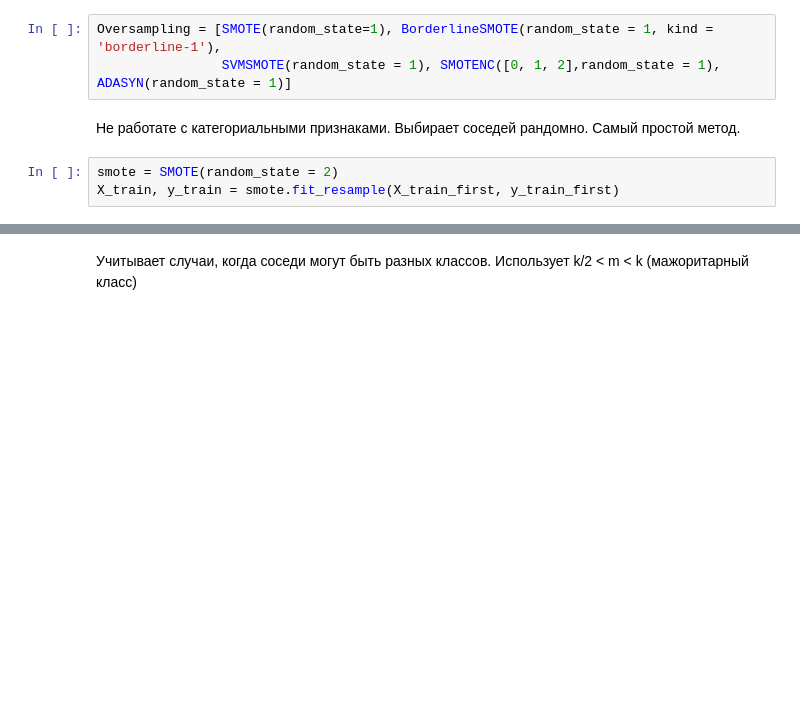
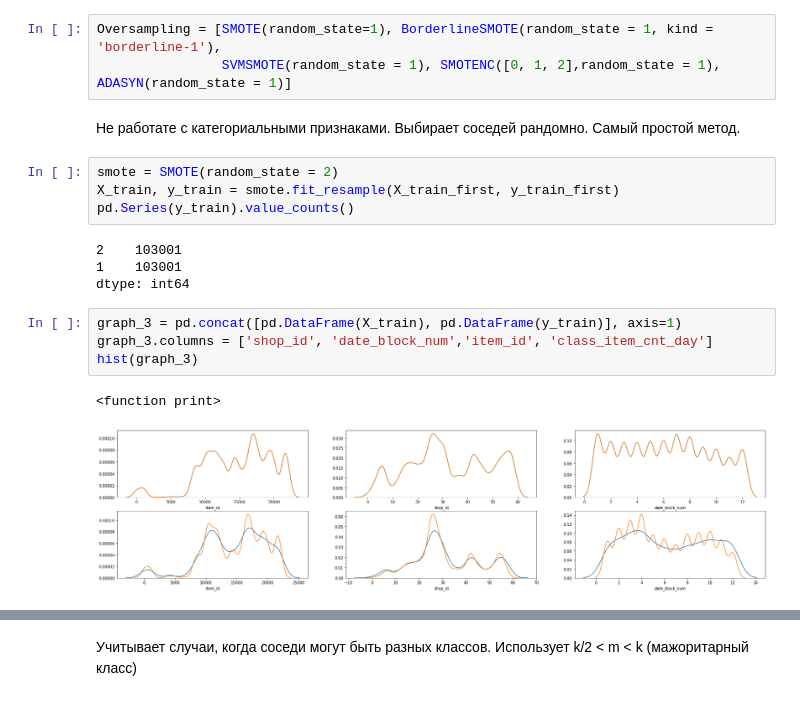
Before and after one commit to Dmitrii2020/job, a Jupyter notebook: Prediction_of_sales_Kaggle.ipynb, the cells around one changed output, grey strips where cells are left out. Drawn from its saved outputs; the diff is of its cells as text; blank space fills up the shorter version.

```diff
--- a/Prediction_of_sales_Kaggle.ipynb
+++ b/Prediction_of_sales_Kaggle.ipynb
@@ -202,6 +253,18 @@ Oversampling = [SMOTE(random_state=1), BorderlineSMOTE(random_state = 1, kind =
 # %%
 smote = SMOTE(random_state = 2)
 X_train, y_train = smote.fit_resample(X_train_first, y_train_first)
+pd.Series(y_train).value_counts()
+# %% [output]
+2    103001
+1    103001
+dtype: int64
+# %%
+graph_3 = pd.concat([pd.DataFrame(X_train), pd.DataFrame(y_train)], axis=1)
+graph_3.columns = ['shop_id', 'date_block_num','item_id', 'class_item_cnt_day']
+hist(graph_3)
+# %% [output]
+<function print>
+[figure, added]
 # %%
 for x in range(len(models)):
     print(models_name[x])
```
Also changed, not shown: parts of 62 cells of this notebook.
